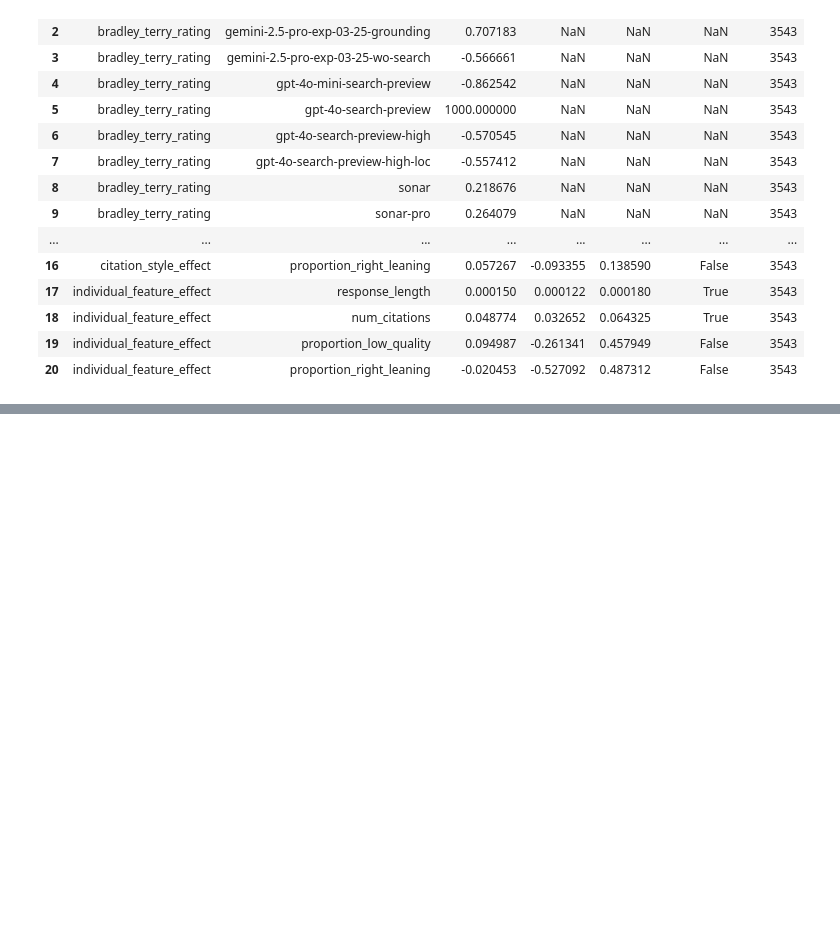
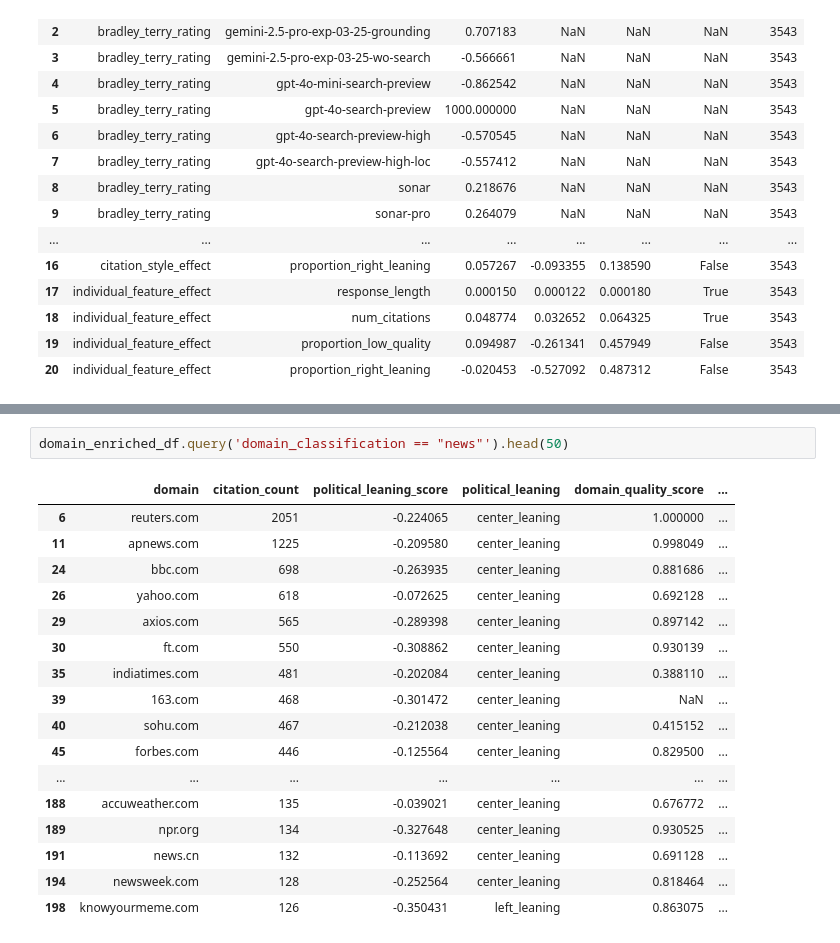
Before and after one commit to yang3kc/ai_search_arena, a Jupyter notebook: notebooks/preference_analysis.ipynb, the cells around one changed output, grey strips where cells are left out. Saved outputs shown, nothing was run; the diff lists cells and outputs as text; blank space fills up the shorter version.

```diff
--- a/notebooks/preference_analysis.ipynb
+++ b/notebooks/preference_analysis.ipynb
@@ -387,0 +506,20 @@ coeffs
+# %%
+domain_enriched_df.query('domain_classification == "news"').head(50)
+# %% [output]
+|  | domain | citation_count | political_leaning_score | political_leaning | domain_quality_score | ... |
+| 6 | reuters.com | 2051 | -0.224065 | center_leaning | 1.000000 | ... |
+| 11 | apnews.com | 1225 | -0.209580 | center_leaning | 0.998049 | ... |
+| 24 | bbc.com | 698 | -0.263935 | center_leaning | 0.881686 | ... |
+| 26 | yahoo.com | 618 | -0.072625 | center_leaning | 0.692128 | ... |
+| 29 | axios.com | 565 | -0.289398 | center_leaning | 0.897142 | ... |
+| 30 | ft.com | 550 | -0.308862 | center_leaning | 0.930139 | ... |
+| 35 | indiatimes.com | 481 | -0.202084 | center_leaning | 0.388110 | ... |
+| 39 | 163.com | 468 | -0.301472 | center_leaning | NaN | ... |
+| 40 | sohu.com | 467 | -0.212038 | center_leaning | 0.415152 | ... |
+| 45 | forbes.com | 446 | -0.125564 | center_leaning | 0.829500 | ... |
+| ... | ... | ... | ... | ... | ... | ... |
+| 188 | accuweather.com | 135 | -0.039021 | center_leaning | 0.676772 | ... |
+| 189 | npr.org | 134 | -0.327648 | center_leaning | 0.930525 | ... |
+| 191 | news.cn | 132 | -0.113692 | center_leaning | 0.691128 | ... |
+| 194 | newsweek.com | 128 | -0.252564 | center_leaning | 0.818464 | ... |
+| 198 | knowyourmeme.com | 126 | -0.350431 | left_leaning | 0.863075 | ... |
```
Also changed, not shown: parts of 26 cells of this notebook, 1 other file.
